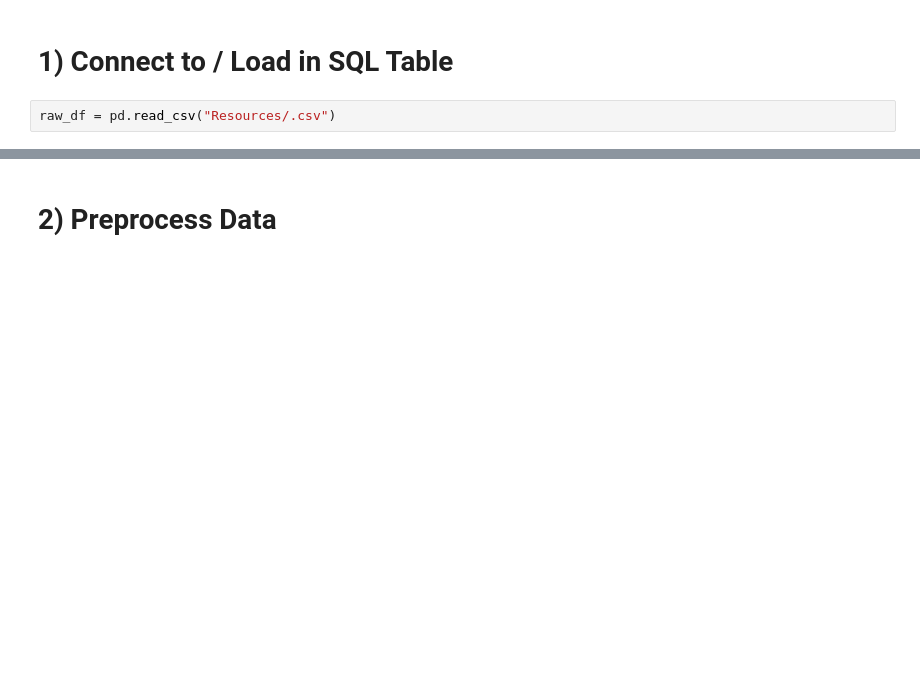
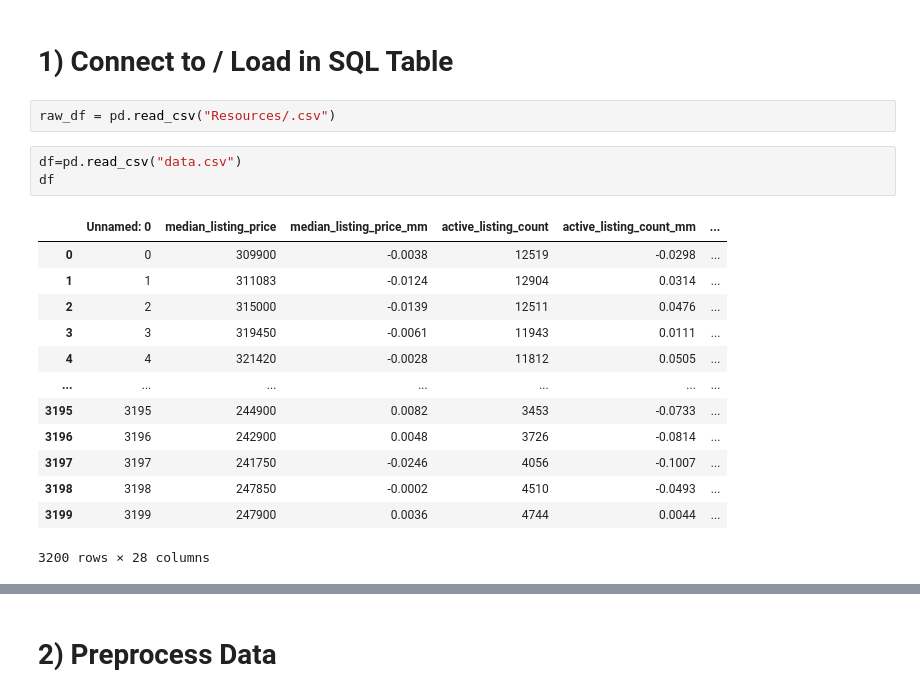
Before and after one commit to pbhan710/project04-group10, a Jupyter notebook: ml.ipynb, the cells around one changed output, grey strips where cells are left out. Saved outputs shown, nothing was run; the diff lists cells and outputs as text; blank space fills up the shorter version.

```diff
--- a/ml.ipynb
+++ b/ml.ipynb
@@ -17,3 +20,20 @@ import matplotlib as plt
 # 1) Connect to / Load in SQL Table
 # %%
 raw_df = pd.read_csv("Resources/.csv")
+# %%
+df=pd.read_csv("data.csv")
+df
+# %% [output]
+|  | Unnamed: 0 | median_listing_price | median_listing_price_mm | active_listing_count | active_listing_count_mm | ... |
+| 0 | 0 | 309900 | -0.0038 | 12519 | -0.0298 | ... |
+| 1 | 1 | 311083 | -0.0124 | 12904 | 0.0314 | ... |
+| 2 | 2 | 315000 | -0.0139 | 12511 | 0.0476 | ... |
+| 3 | 3 | 319450 | -0.0061 | 11943 | 0.0111 | ... |
+| 4 | 4 | 321420 | -0.0028 | 11812 | 0.0505 | ... |
+| ... | ... | ... | ... | ... | ... | ... |
+| 3195 | 3195 | 244900 | 0.0082 | 3453 | -0.0733 | ... |
+| 3196 | 3196 | 242900 | 0.0048 | 3726 | -0.0814 | ... |
+| 3197 | 3197 | 241750 | -0.0246 | 4056 | -0.1007 | ... |
+| 3198 | 3198 | 247850 | -0.0002 | 4510 | -0.0493 | ... |
+| 3199 | 3199 | 247900 | 0.0036 | 4744 | 0.0044 | ... |
+3200 rows × 28 columns
```
Also changed, not shown: parts of 30 cells of this notebook.
